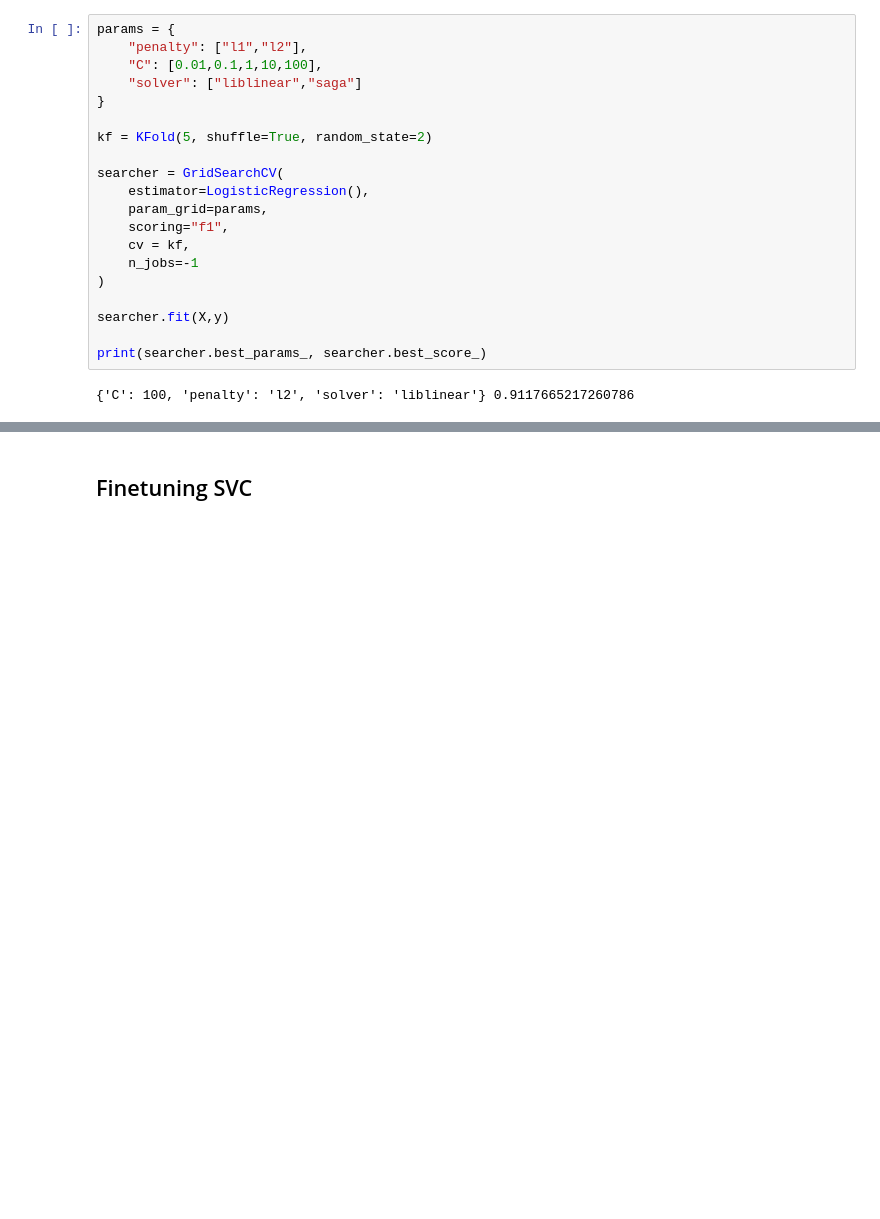
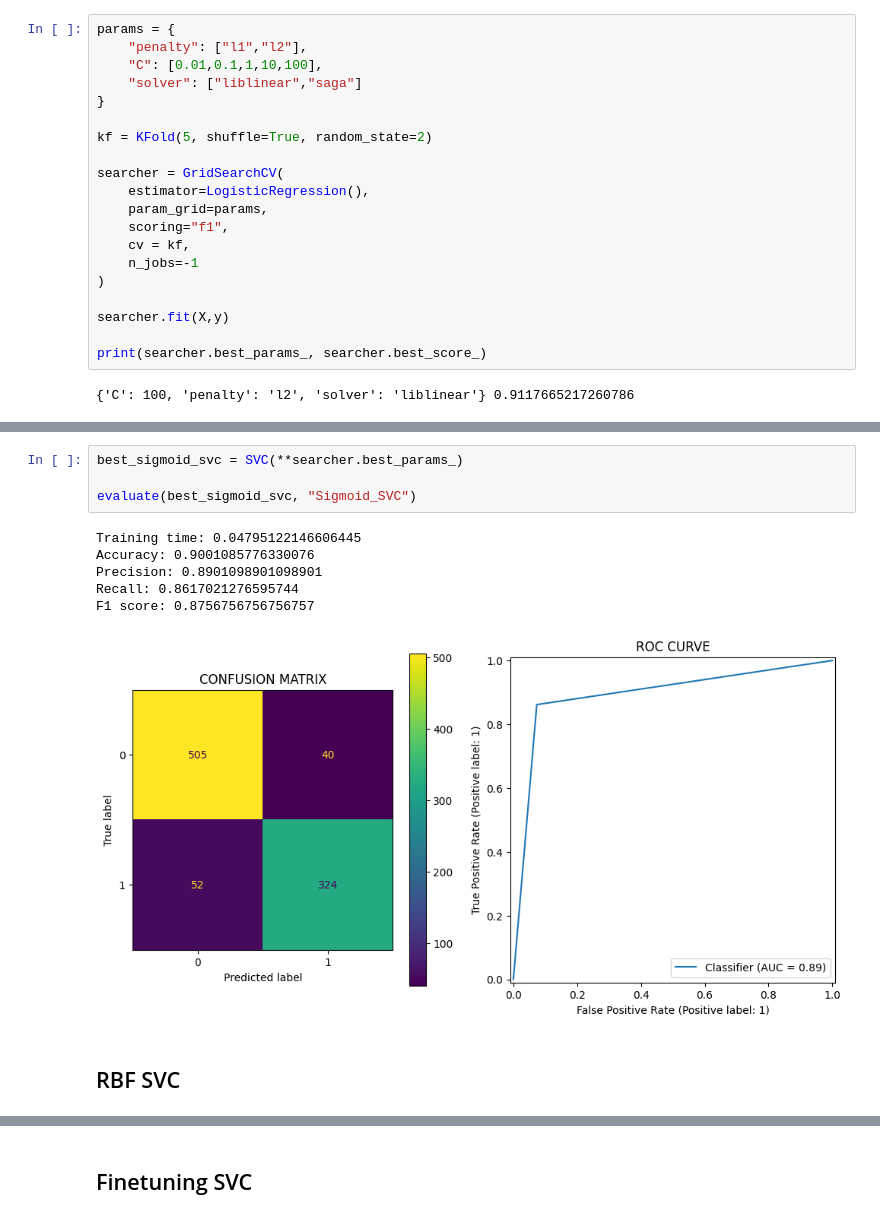
Before and after one commit to KarthikPreVin/MACHINE-LEARNING-LAB, a Jupyter notebook: ASSIGNMENT 4/ASSIGNMENT 4.ipynb, the cells around one changed output, grey strips where cells are left out. Saved outputs shown, nothing was run; the diff lists cells and outputs as text; blank space fills up the shorter version.

```diff
--- a/ASSIGNMENT 4/ASSIGNMENT 4.ipynb
+++ b/ASSIGNMENT 4/ASSIGNMENT 4.ipynb
@@ -179,0 +281,13 @@ F1 score: 0.9272237196765498
+# %%
+best_sigmoid_svc = SVC(**searcher.best_params_)
+
+evaluate(best_sigmoid_svc, "Sigmoid_SVC")
+# %% [output]
+Training time: 0.04795122146606445
+Accuracy: 0.9001085776330076
+Precision: 0.8901098901098901
+Recall: 0.8617021276595744
+F1 score: 0.8756756756756757
+[figure, added]
+# %% [markdown]
+## RBF SVC
```
Also changed, not shown: parts of 23 cells of this notebook.
